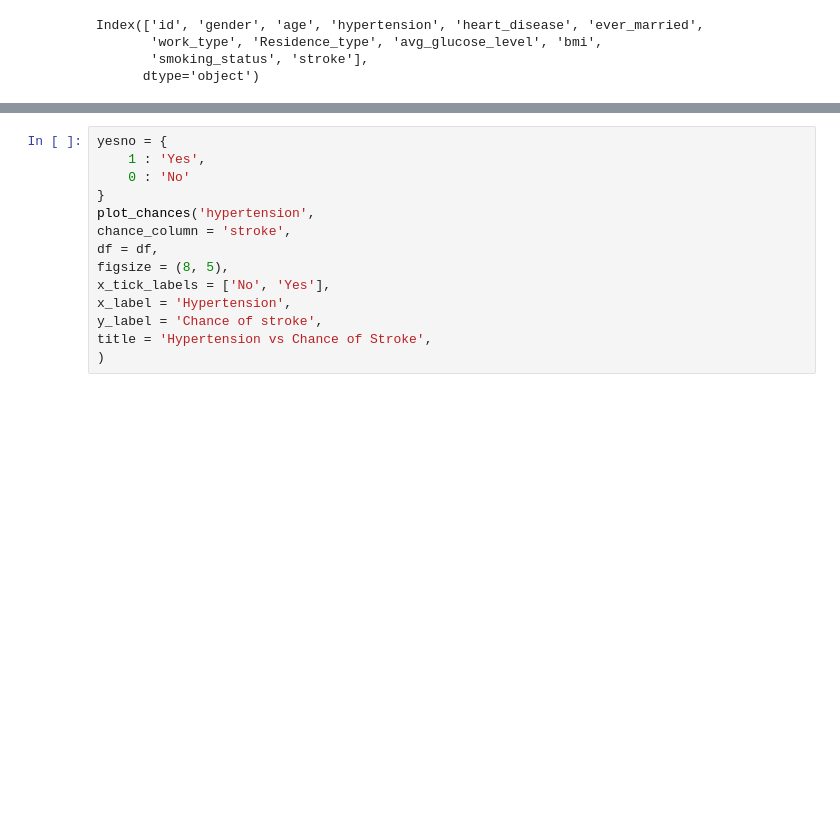
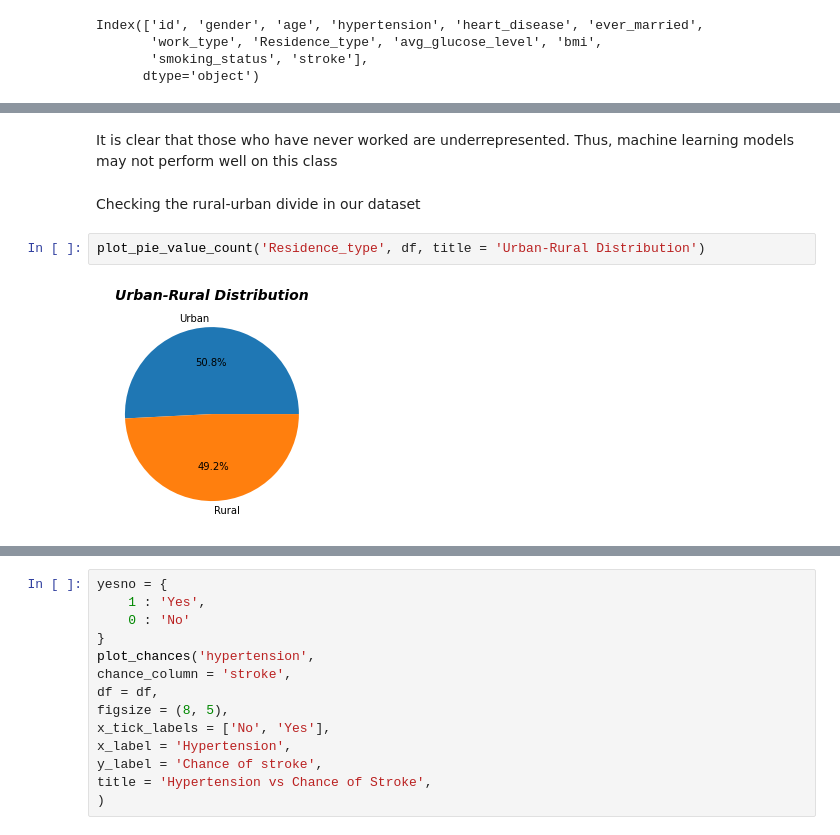
Before and after one commit to SalmanHabeeb/Stroke-predictor, a Jupyter notebook: EDA.ipynb, the cells around one changed output, grey strips where cells are left out. Saved outputs shown, nothing was run; the diff lists cells and outputs as text; blank space fills up the shorter version.

```diff
--- a/EDA.ipynb
+++ b/EDA.ipynb
@@ -154,0 +280,8 @@ def plot_chances(
+# %% [markdown]
+It is clear that those who have never worked are underrepresented. Thus, machine learning models may not perform well on this class
+# %% [markdown]
+Checking the rural-urban divide in our dataset
+# %%
+plot_pie_value_count('Residence_type', df, title = 'Urban-Rural Distribution')
+# %% [output]
+[figure, added]
```
Also changed, not shown: parts of 68 cells of this notebook.
